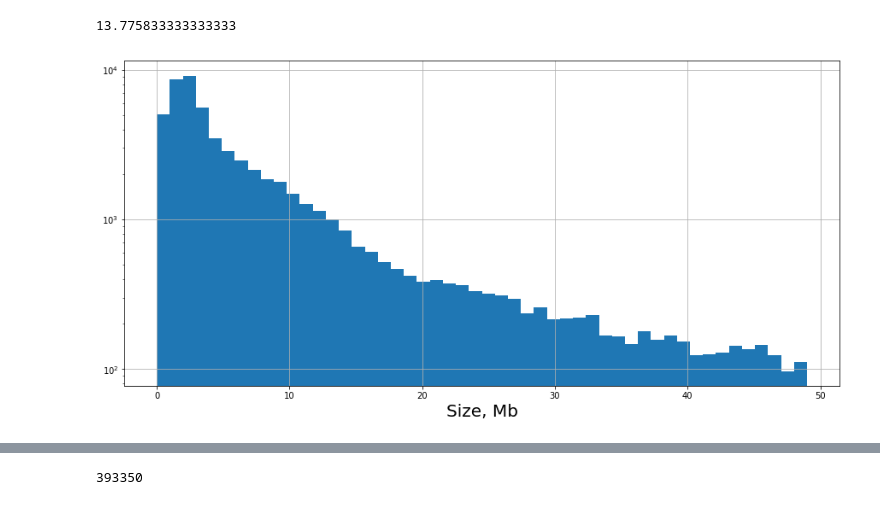
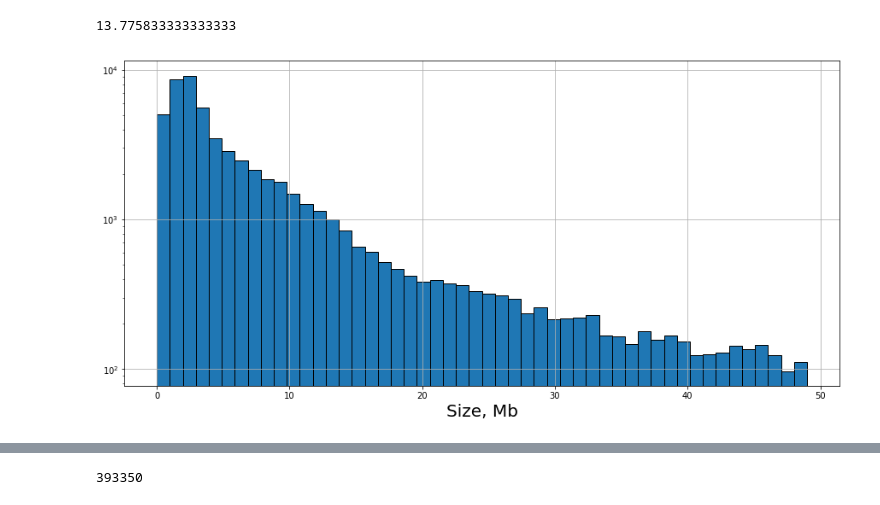
Before and after one commit to ratschlab/metagraph, a Jupyter notebook: SRA.ipynb, the cells around one changed output, grey strips where cells are left out. Drawn from its saved outputs; the diff is of its cells as text; code cells hidden in the pictures.

```diff
--- a/SRA.ipynb
+++ b/SRA.ipynb
@@ -167,9 +191,9 @@ filtered_df = df[(df['Organism Name'] == 'human gut metagenome') &
 13.775833333333333
 # %%
 fig, ax = plt.subplots(figsize=(15, 7))
-filtered_df[filtered_df.values < 50].hist(ax=ax, bins=50)
+filtered_df[filtered_df.values < 50].hist(ax=ax, bins=50, edgecolor='black')
 ax.set_yscale('log')
 ax.set_xlabel('Size, Mb', size=20)
 plt.show()
 # %% [output]
-[figure, old version]
+[figure, new version]
```
Also changed, not shown: parts of 33 cells of this notebook, 1 other file.
